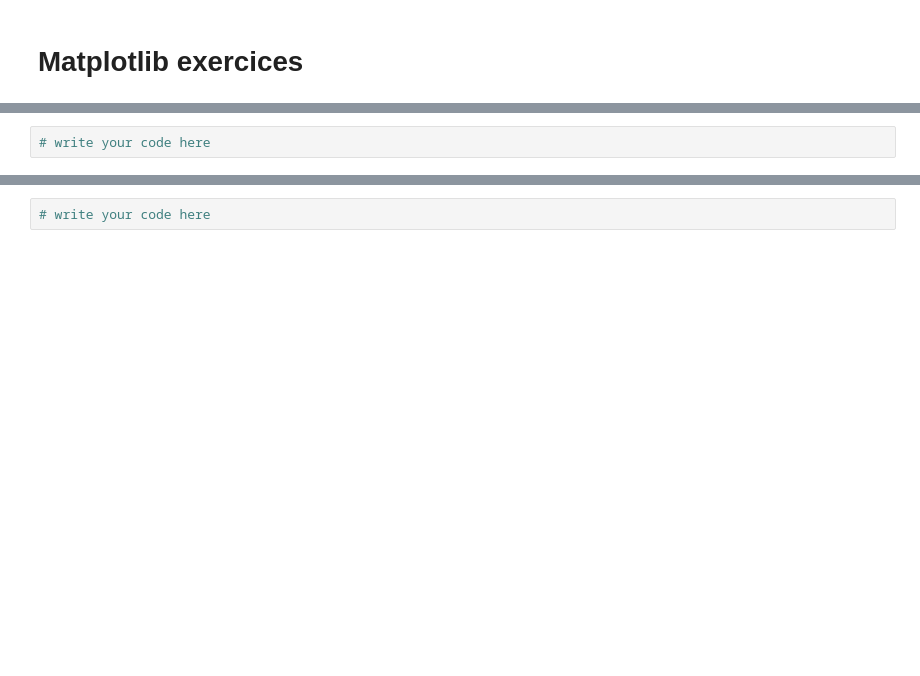
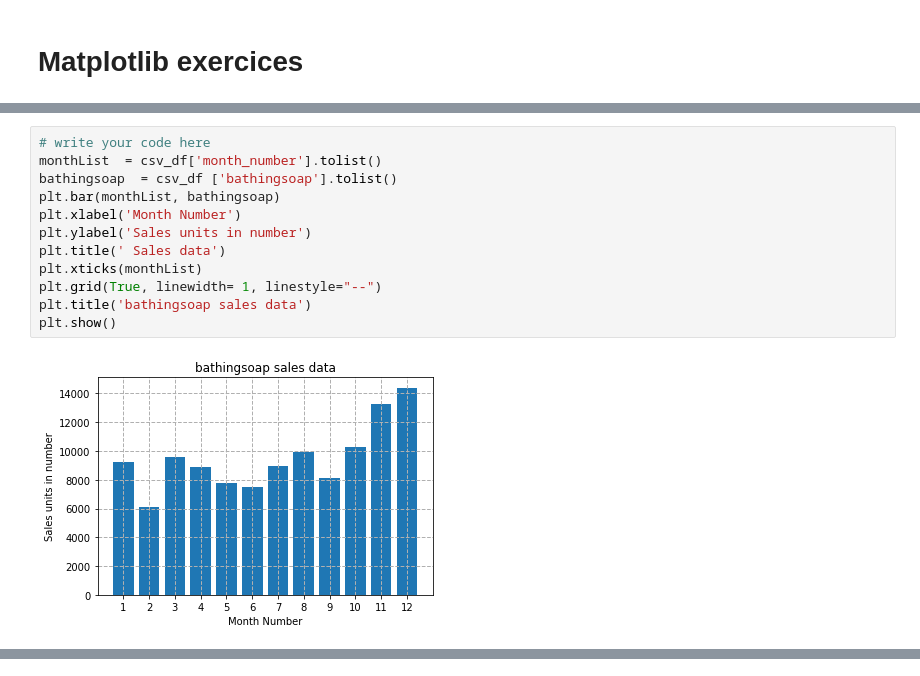
Before and after one commit to oherba/M111-Advanced-Python-and-Database-Management, a Jupyter notebook: day01/exercises/03-matplotlib_basic_assignment.ipynb, the cells around one changed output, grey strips where cells are left out. Saved outputs shown, nothing was run; the diff lists cells and outputs as text; blank space fills up the shorter version.

```diff
--- a/day01/exercises/03-matplotlib_basic_assignment.ipynb
+++ b/day01/exercises/03-matplotlib_basic_assignment.ipynb
@@ -138,8 +149,20 @@ plt.show()
 **Expected output**
 
 <img src="../data/sales_data_of_bathingsoap.png" alt="sales_data_of_bathingsoap" style="width: 700px;"/>
-# %%
-# write your code here
+# %%
+# write your code here
+monthList  = csv_df['month_number'].tolist()
+bathingsoap  = csv_df ['bathingsoap'].tolist()
+plt.bar(monthList, bathingsoap)
+plt.xlabel('Month Number')
+plt.ylabel('Sales units in number')
+plt.title(' Sales data')
+plt.xticks(monthList)
+plt.grid(True, linewidth= 1, linestyle="--")
+plt.title('bathingsoap sales data')
+plt.show()
+# %% [output]
+[figure, added]
 # %% [markdown]
 ## Exercise 7
 **Read the total profit of each month and show it using the histogram to see the most common profit ranges**
@@ -147,5 +170,3 @@ plt.show()
 **Expected output**
 
 <img src="../data/Profit_data.png" alt="Profit_data" style="width: 700px;"/>
-# %%
-# write your code here
```
Also changed, not shown: parts of 15 cells of this notebook.
